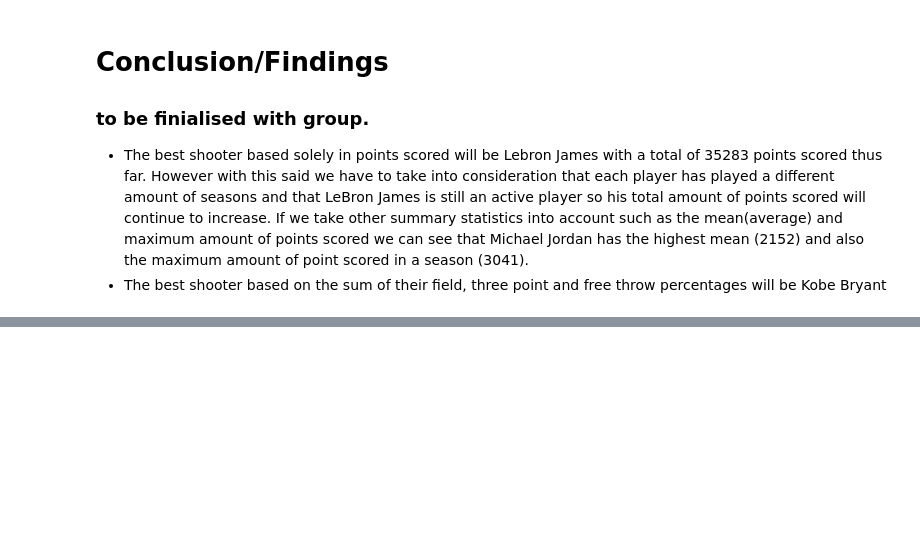
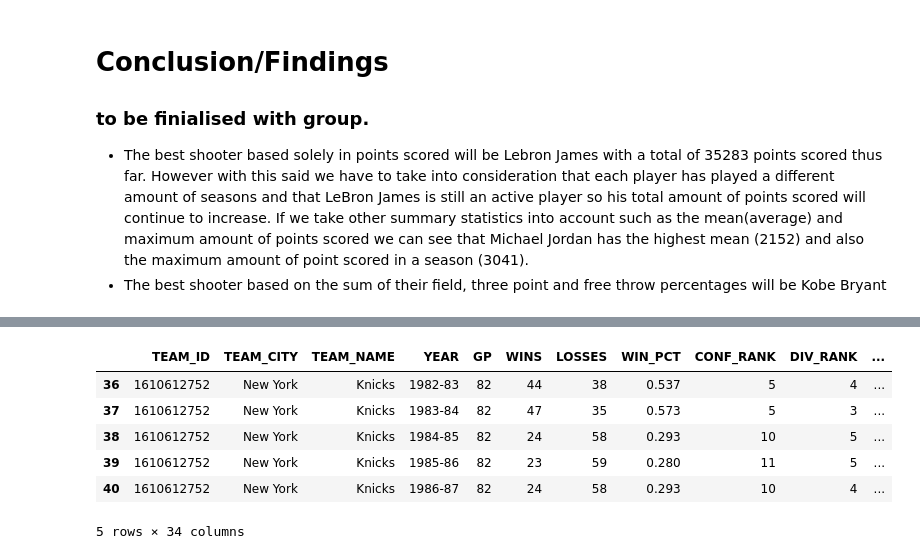
Before and after one commit to Patrick-Holyoake/Group-Project-1, a Jupyter notebook: Group_Project _Final_Master.ipynb, the cells around one changed output, grey strips where cells are left out. Drawn from its saved outputs; the diff is of its cells as text; code cells hidden in the pictures; blank space fills up the shorter version.

```diff
--- a/Group_Project _Final_with_plot.ipynb
+++ b/Group_Project _Final_Master.ipynb
@@ -386,0 +433,14 @@ fig.show()
+# %%
+knicks_df = teamyearbyyearstats.TeamYearByYearStats(team_id = 1610612752)
+knicks_df = knicks_df.get_data_frames()[0]
+knicks_df_win_pct = knicks_df['FG_PCT']
+knicks_teamyear_df_cleaned = knicks_df.loc[knicks_df['FG_PCT'] > 0]
+knicks_teamyear_df_cleaned.head()
+# %% [output]
+|  | TEAM_ID | TEAM_CITY | TEAM_NAME | YEAR | GP | WINS | LOSSES | WIN_PCT | CONF_RANK | DIV_RANK | ... |
+| 36 | 1610612752 | New York | Knicks | 1982-83 | 82 | 44 | 38 | 0.537 | 5 | 4 | ... |
+| 37 | 1610612752 | New York | Knicks | 1983-84 | 82 | 47 | 35 | 0.573 | 5 | 3 | ... |
+| 38 | 1610612752 | New York | Knicks | 1984-85 | 82 | 24 | 58 | 0.293 | 10 | 5 | ... |
+| 39 | 1610612752 | New York | Knicks | 1985-86 | 82 | 23 | 59 | 0.280 | 11 | 5 | ... |
+| 40 | 1610612752 | New York | Knicks | 1986-87 | 82 | 24 | 58 | 0.293 | 10 | 4 | ... |
+5 rows × 34 columns
```
Also changed, not shown: parts of 8 cells of this notebook.
